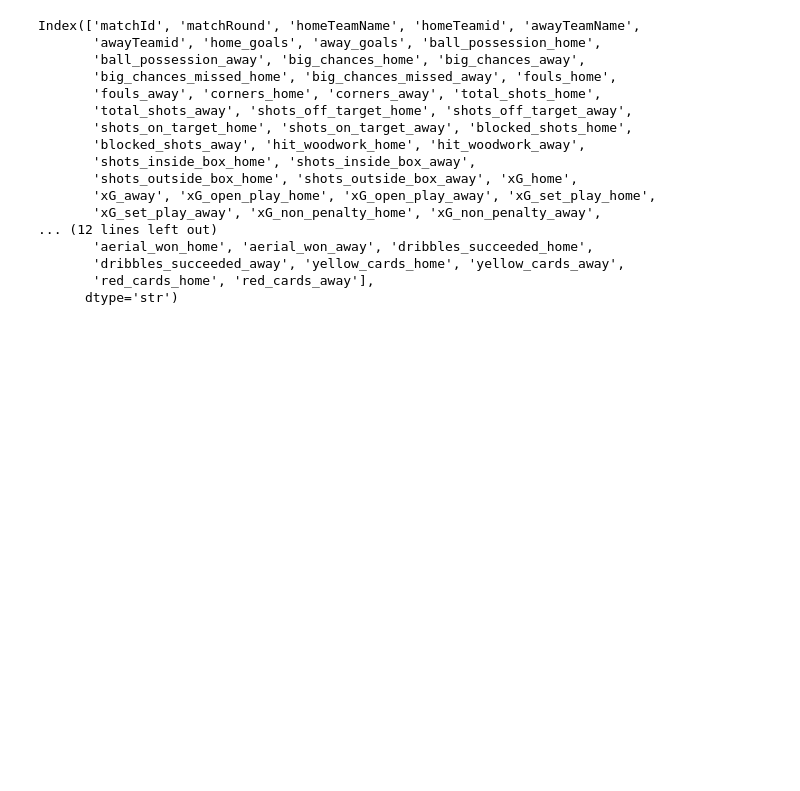
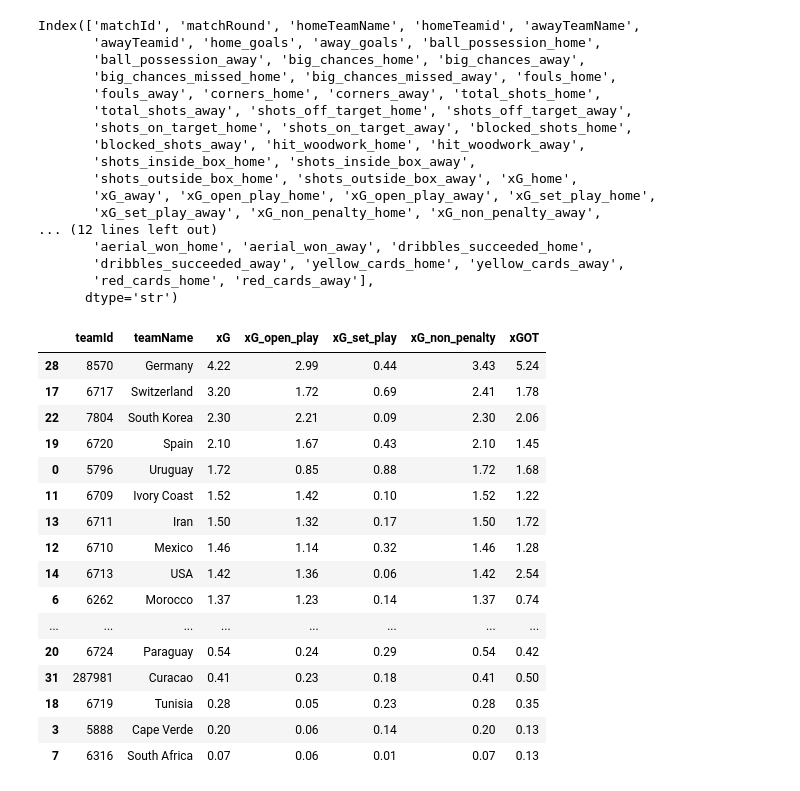
Before and after one commit to bolaxel/wcup26, a Jupyter notebook: cleaning.ipynb, the cells around one changed output. Saved outputs shown, nothing was run; the diff lists cells and outputs as text; code cells hidden in the pictures; blank space fills up the shorter version.

```diff
--- a/cleaning.ipynb
+++ b/cleaning.ipynb
@@ -42,7 +43,63 @@ Index(['matchId', 'matchRound', 'homeTeamName', 'homeTeamid', 'awayTeamName',
        'red_cards_home', 'red_cards_away'],
       dtype='str')
 # %%
-# p90 minutes
+# p90 minutes MEAN
 
 # xG_home, xG_open_play_home, xG_set_play_home, xG_non_penalty_home, xGOT_home
+
+xG_mean_home_df = df[['homeTeamName', 'homeTeamid', 'xG_home', 'xG_open_play_home', 'xG_set_play_home', 'xG_non_penalty_home', 'xGOT_home']].rename(
+    columns={
+        'homeTeamName': 'teamName',
+        'homeTeamid': 'teamId',
+        'xG_home': 'xG',
+        'xG_open_play_home': 'xG_open_play',
+        'xG_set_play_home': 'xG_set_play',
+        'xG_non_penalty_home': 'xG_non_penalty',
+        'xGOT_home': 'xGOT'
+    }
+)
+
+# Create a dataframe with away teams and their goals
+xG_mean_away_df = df[['awayTeamName', 'awayTeamid', 'xG_away', 'xG_open_play_away', 'xG_set_play_away', 'xG_non_penalty_away', 'xGOT_away']].rename(
+    columns={
+        'awayTeamName': 'teamName',
+        'awayTeamid': 'teamId',
+        'xG_away': 'xG',
+        'xG_open_play_away': 'xG_open_play',
+        'xG_set_play_away': 'xG_set_play',
+        'xG_non_penalty_away': 'xG_non_penalty',
+        'xGOT_away': 'xGOT'
+    }
+)
+
+# Stack both dataframes together
+xG_mean_possession = pd.concat([xG_mean_home_df, xG_mean_away_df], ignore_index=True)
+
+# Sum goals by team
+xG_mean_result = (
+    xG_mean_possession
+    .groupby(['teamId', 'teamName'], as_index=False)[['xG', 'xG_open_play', 'xG_set_play', 'xG_non_penalty', 'xGOT']]
+    .mean()
+    .sort_values('xG', ascending=False)
+)
+
+xG_mean_result
+# %% [output]
+|  | teamId | teamName | xG | xG_open_play | xG_set_play | xG_non_penalty | xGOT |
+| 28 | 8570 | Germany | 4.22 | 2.99 | 0.44 | 3.43 | 5.24 |
+| 17 | 6717 | Switzerland | 3.20 | 1.72 | 0.69 | 2.41 | 1.78 |
+| 22 | 7804 | South Korea | 2.30 | 2.21 | 0.09 | 2.30 | 2.06 |
+| 19 | 6720 | Spain | 2.10 | 1.67 | 0.43 | 2.10 | 1.45 |
+| 0 | 5796 | Uruguay | 1.72 | 0.85 | 0.88 | 1.72 | 1.68 |
+| 11 | 6709 | Ivory Coast | 1.52 | 1.42 | 0.10 | 1.52 | 1.22 |
+| 13 | 6711 | Iran | 1.50 | 1.32 | 0.17 | 1.50 | 1.72 |
+| 12 | 6710 | Mexico | 1.46 | 1.14 | 0.32 | 1.46 | 1.28 |
+| 14 | 6713 | USA | 1.42 | 1.36 | 0.06 | 1.42 | 2.54 |
+| 6 | 6262 | Morocco | 1.37 | 1.23 | 0.14 | 1.37 | 0.74 |
+| ... | ... | ... | ... | ... | ... | ... | ... |
+| 20 | 6724 | Paraguay | 0.54 | 0.24 | 0.29 | 0.54 | 0.42 |
+| 31 | 287981 | Curacao | 0.41 | 0.23 | 0.18 | 0.41 | 0.50 |
+| 18 | 6719 | Tunisia | 0.28 | 0.05 | 0.23 | 0.28 | 0.35 |
+| 3 | 5888 | Cape Verde | 0.20 | 0.06 | 0.14 | 0.20 | 0.13 |
+| 7 | 6316 | South Africa | 0.07 | 0.06 | 0.01 | 0.07 | 0.13 |
 # %%
```
Also changed, not shown: parts of 3 cells of this notebook.
